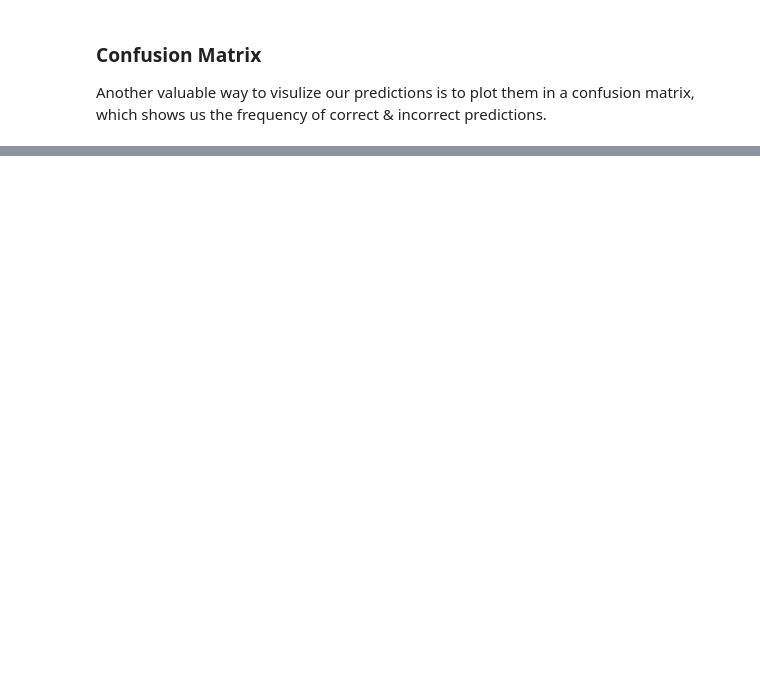
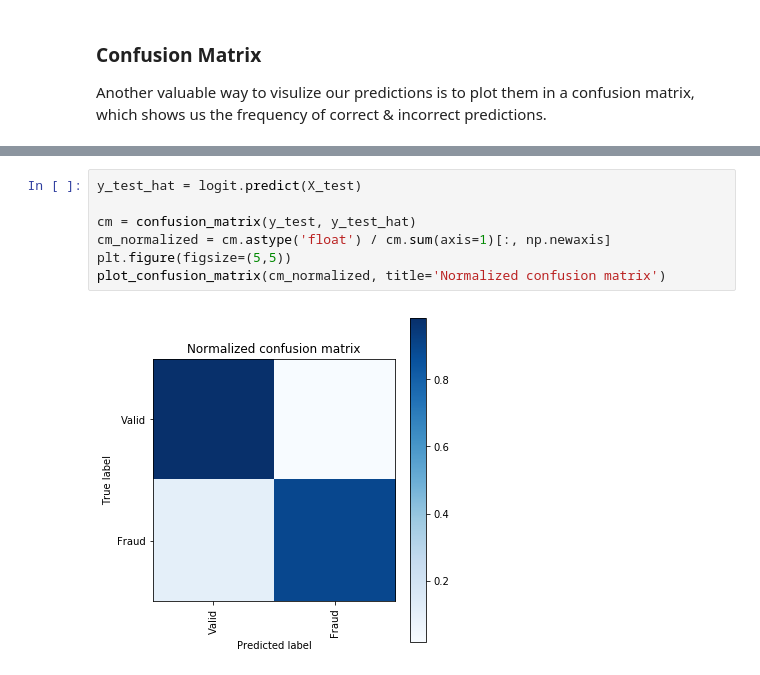
Before and after one commit to nacerix/IDTF, a Jupyter notebook: Lecture_9/CC_Fraud_RF.ipynb, the cells around one changed output, grey strips where cells are left out. Saved outputs shown, nothing was run; the diff lists cells and outputs as text; blank space fills up the shorter version.

```diff
--- a/Lecture_9/CC_Fraud_RF.ipynb
+++ b/Lecture_9/CC_Fraud_RF.ipynb
@@ -214,0 +290,9 @@ False positive rate =  0.0
+# %%
+y_test_hat = logit.predict(X_test)
+
+cm = confusion_matrix(y_test, y_test_hat)
+cm_normalized = cm.astype('float') / cm.sum(axis=1)[:, np.newaxis]
+plt.figure(figsize=(5,5))
+plot_confusion_matrix(cm_normalized, title='Normalized confusion matrix')
+# %% [output]
+[figure, added]
```
Also changed, not shown: parts of 28 cells of this notebook, 6 other files.
